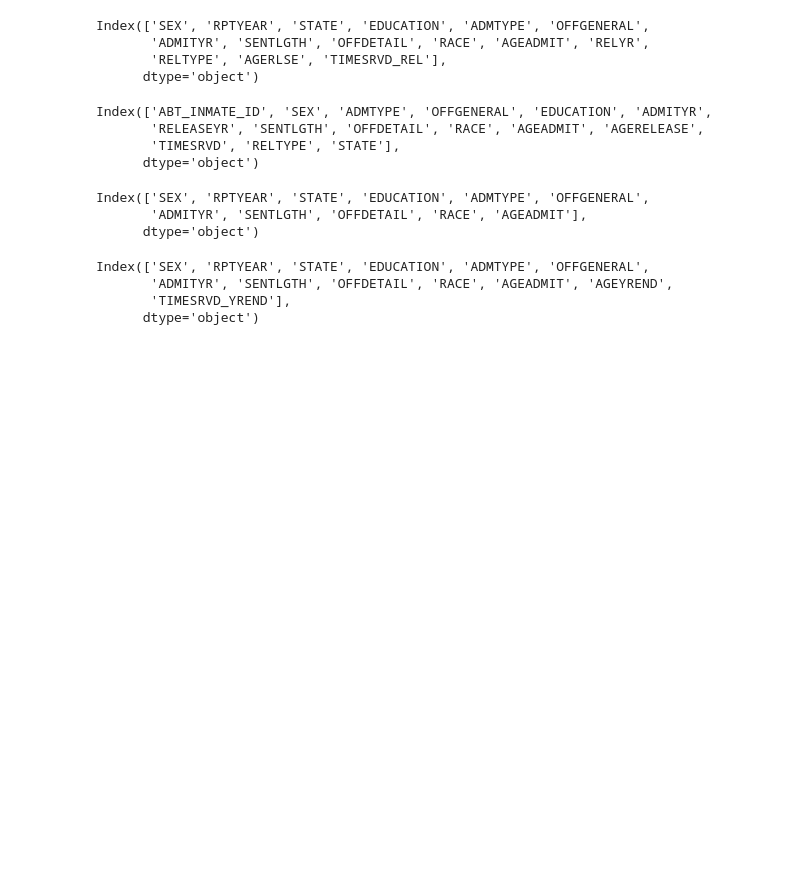
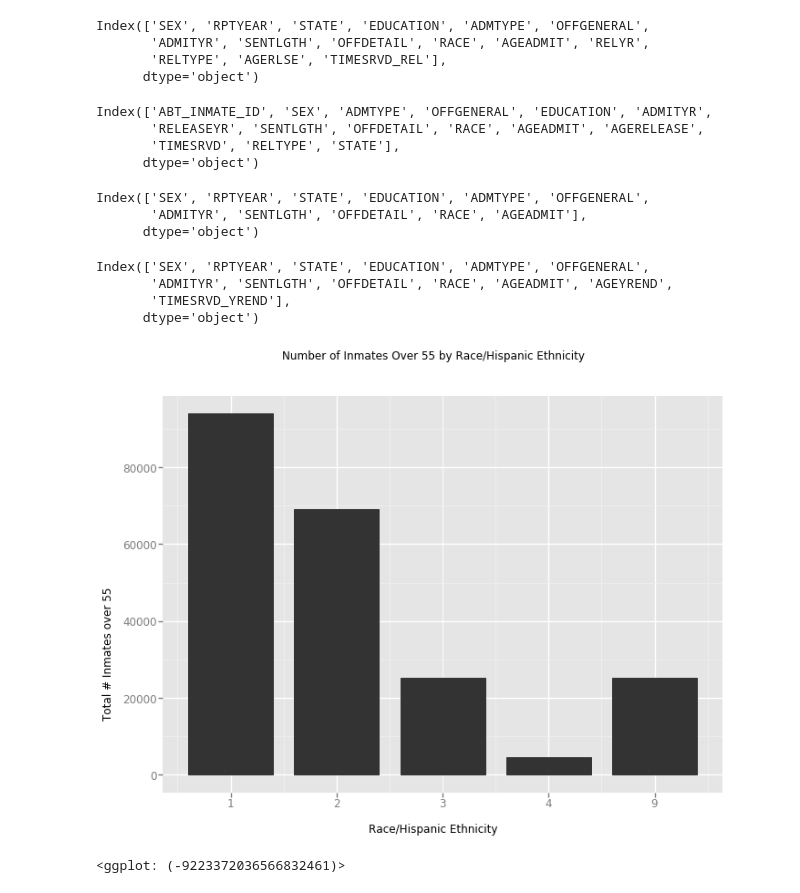
Before and after one commit to maulikjs/Aging-in-Prison, a Jupyter notebook: 506 Project Part 1.ipynb, the cells around one changed output. Cells and saved outputs as stored; diff of their text form; code cells hidden in the pictures; blank space fills up the shorter version.

```diff
--- a/506 Project Part 1.ipynb
+++ b/506 Project Part 1.ipynb
@@ -21,11 +21,13 @@ tr = tr[(tr['AGERELEASE']==5) | (tr['AGERELEASE']==' ')]
 # %%
 tr = tr.reset_index()
 # %%
-#a function that determines whether an inmate is over 55 when they are released or, if
-#they have not been released, determines whether they are currently over 55
-
 def is_over_55(row):
     '''
+    A function that determines whether an inmate is over 55 when they are released or, if
+    they have not been released, determines whether they are currently over 55.
+
+    input: a row of a dataframe. Can be passed to apply as a lambda function
+    returns: boolean
     '''
     if (row['AGERELEASE']==' ') & (2014-row['ADMITYR']+(int(str(row['AGEADMIT']).ljust(2,'5'))+10)>55):
         return True
@@ -70,3 +72,10 @@ Index(['SEX', 'RPTYEAR', 'STATE', 'EDUCATION', 'ADMTYPE', 'OFFGENERAL',
        'ADMITYR', 'SENTLGTH', 'OFFDETAIL', 'RACE', 'AGEADMIT', 'AGEYREND',
        'TIMESRVD_YREND'],
       dtype='object')
+# %%
+ggplot(aes('RACE'), data=tr) +\
+geom_bar() +\
+labs(x = "Race/Hispanic Ethnicity", y="Total # Inmates over 55", title = "Number of Inmates Over 55 by Race/Hispanic Ethnicity")
+# %% [output]
+[figure, added]
+<ggplot: (-9223372036566832461)>
```
Also changed, not shown: parts of 1 cell of this notebook.
